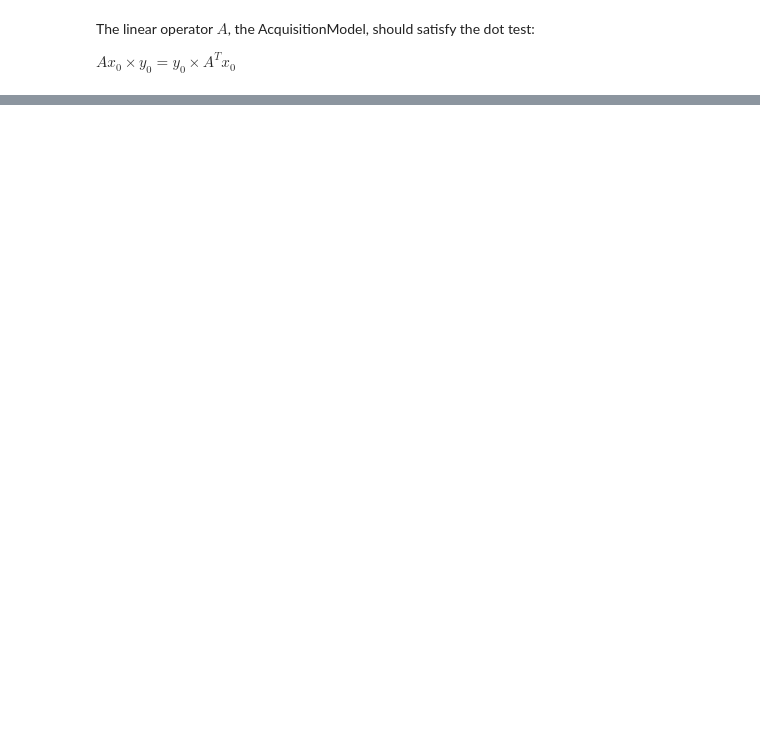
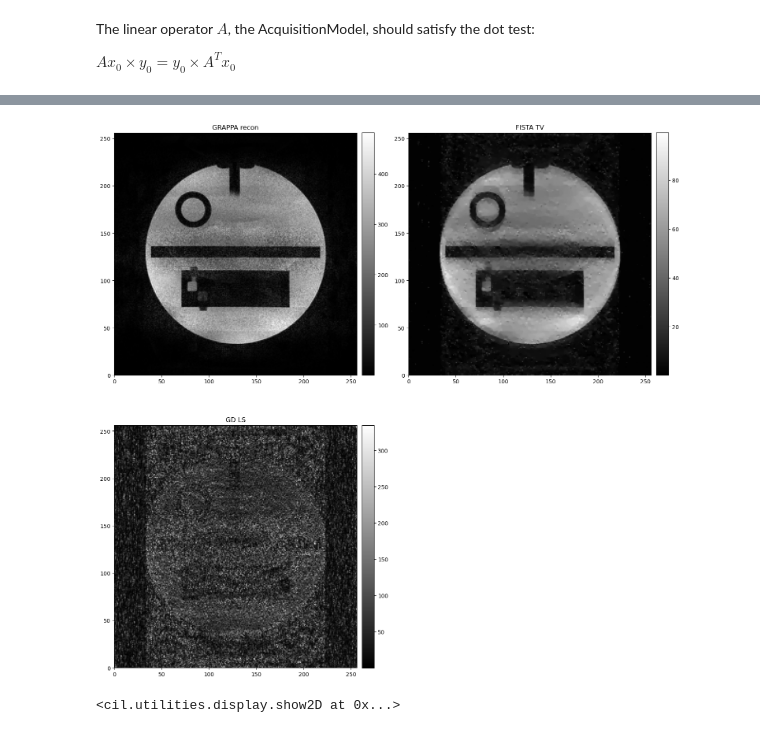
Before and after one commit to SyneRBI/SIRF-Contribs, a Jupyter notebook: src/notebooks/Grappa_and_CIL.ipynb, the cells around one changed output, grey strips where cells are left out. Drawn from its saved outputs; the diff is of its cells as text; code cells hidden in the pictures; blank space fills up the shorter version.

```diff
--- a/src/notebooks/Grappa_and_CIL.ipynb
+++ b/src/notebooks/Grappa_and_CIL.ipynb
@@ -322,3 +425,14 @@ plt.show()
+# %%
+from cil.utilities.display import show2D
+import numpy as np
+
+solutions = [recon.get_output(), fista.solution, gd.solution]
+
+show2D([np.abs(el.asarray()[0]) for el in solutions],
+       title = ['GRAPPA recon', 'FISTA TV', 'GD LS'], cmap='gray', fix_range=False)
+# %% [output]
+[figure, added]
+<cil.utilities.display.show2D at 0x...>
 # %%
 print (gadgval)
 
```
Also changed, not shown: parts of 16 cells of this notebook.
